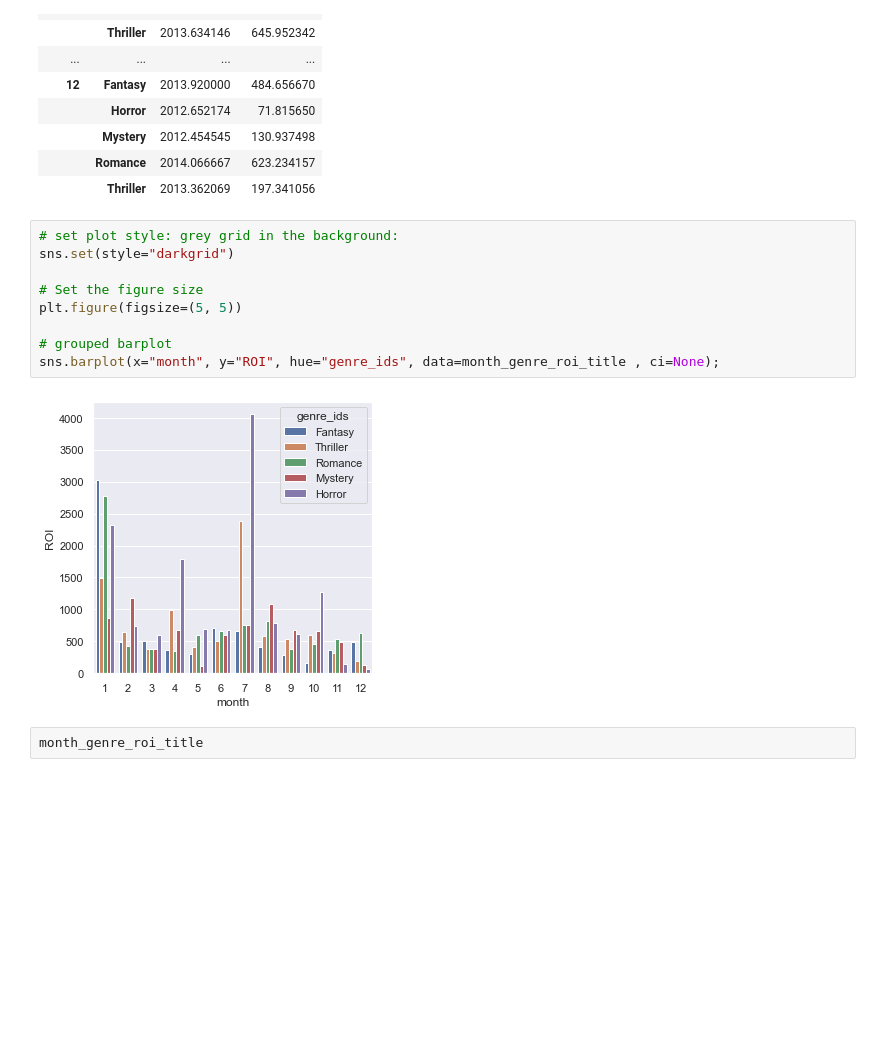
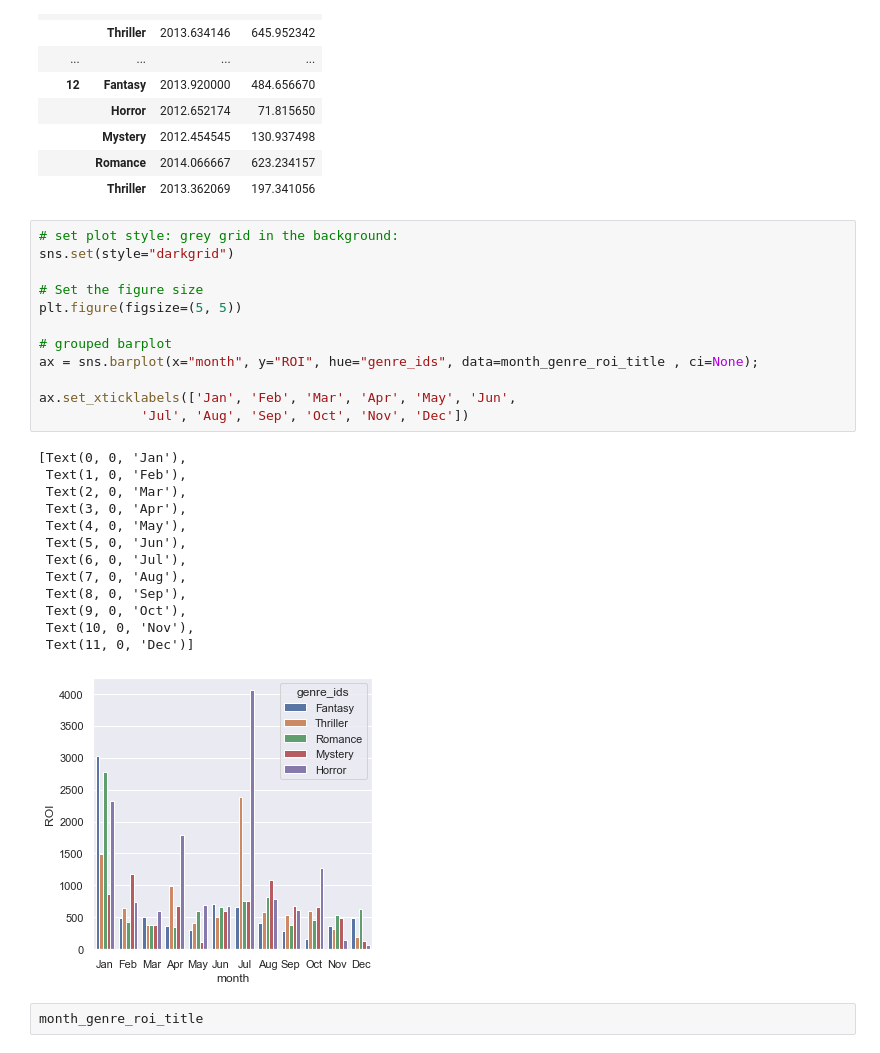
Before and after one commit to ElyLin/MovieAnalysisProject, a Jupyter notebook: Draft_with_recommendation.ipynb, the cells around one changed output. Saved outputs shown, nothing was run; the diff lists cells and outputs as text; blank space fills up the shorter version.

Commit message:
months number to name in genre graph

```diff
--- a/Draft_with_recommendation.ipynb
+++ b/Draft_with_recommendation.ipynb
@@ -446,14 +446,29 @@ mean_roi_by_month
 # %%
 # set plot style: grey grid in the background:
 sns.set(style="darkgrid")
 
 # Set the figure size
 plt.figure(figsize=(5, 5))
 
 # grouped barplot
-sns.barplot(x="month", y="ROI", hue="genre_ids", data=month_genre_roi_title , ci=None);
+ax = sns.barplot(x="month", y="ROI", hue="genre_ids", data=month_genre_roi_title , ci=None);
+
+ax.set_xticklabels(['Jan', 'Feb', 'Mar', 'Apr', 'May', 'Jun',
+             'Jul', 'Aug', 'Sep', 'Oct', 'Nov', 'Dec'])
 # %% [output]
+[Text(0, 0, 'Jan'),
+ Text(1, 0, 'Feb'),
+ Text(2, 0, 'Mar'),
+ Text(3, 0, 'Apr'),
+ Text(4, 0, 'May'),
+ Text(5, 0, 'Jun'),
+ Text(6, 0, 'Jul'),
+ Text(7, 0, 'Aug'),
+ Text(8, 0, 'Sep'),
+ Text(9, 0, 'Oct'),
+ Text(10, 0, 'Nov'),
+ Text(11, 0, 'Dec')]
-[figure, old version]
+[figure, new version]
 # %%
 month_genre_roi_title
 # %% [output]
```
